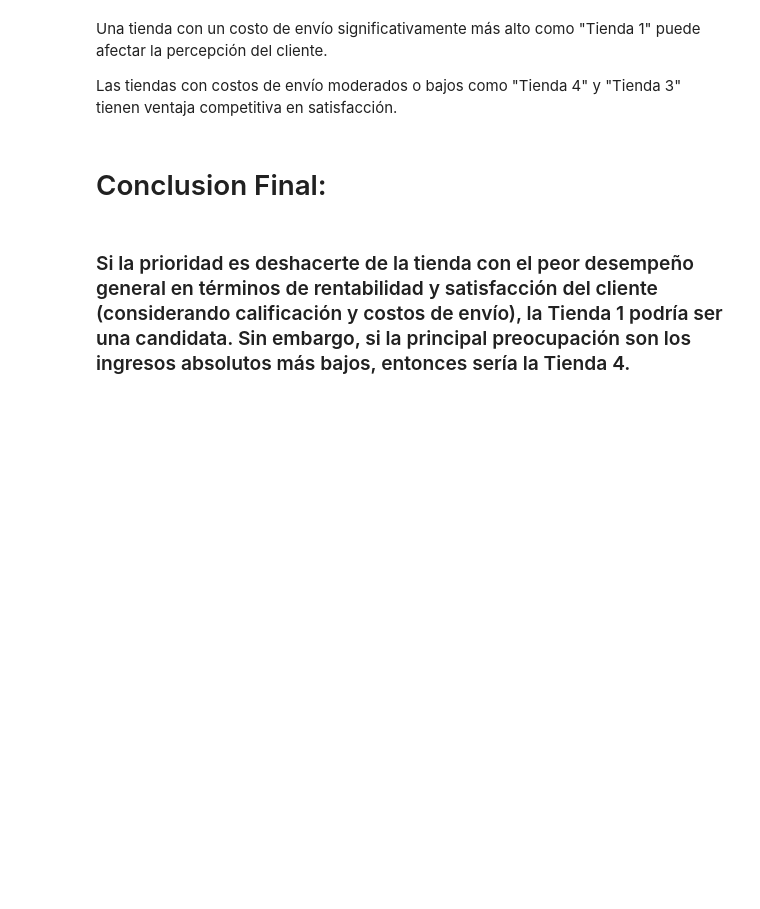
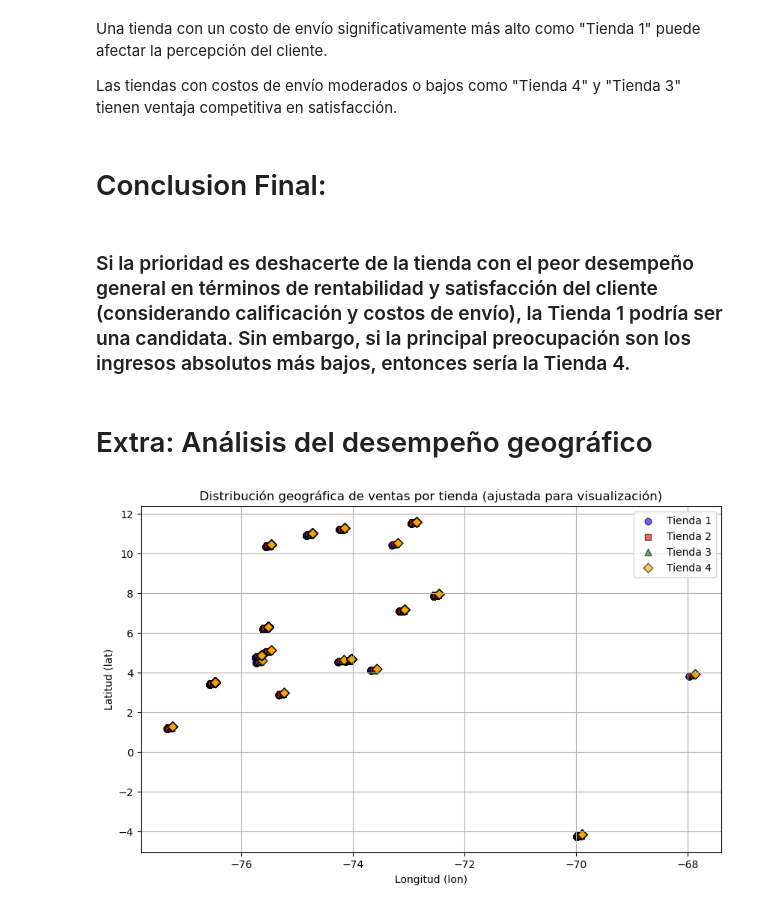
Before and after one commit to ernes2111/Proyecto-Alura-Store-Analisis-de-Tiendas, a Jupyter notebook: AluraStoreLatam.ipynb, the cells around one changed output. Saved outputs shown, nothing was run; the diff lists cells and outputs as text; code cells hidden in the pictures; blank space fills up the shorter version.

Commit message:
Añadido desafio extra
Añadido gráficos de mapa de dispersion, heatmap y mapa interactivo folium

```diff
--- a/AluraStoreLatam.ipynb
+++ b/AluraStoreLatam.ipynb
@@ -410,3 +410,27 @@ Las tiendas con costos de envío moderados o bajos como "Tienda 4" y "Tienda 3"
 # Conclusion Final:
 # %% [markdown]
 ### Si la prioridad es deshacerte de la tienda con el peor desempeño general en términos de rentabilidad y satisfacción del cliente (considerando calificación y costos de envío), la Tienda 1 podría ser una candidata. Sin embargo, si la principal preocupación son los ingresos absolutos más bajos, entonces sería la Tienda 4.
+# %% [markdown]
+# Extra: Análisis del desempeño geográfico
+# %%
+import matplotlib.pyplot as plt
+import numpy as np
+
+plt.figure(figsize=(10,6))
+
+colores = ['blue', 'red', 'green', 'orange']
+marcadores = ['o', 's', '^', 'D']
+
+for (nombre, df), color, marcador, offset in zip(tiendas.items(), colores, marcadores, np.linspace(-0.05, 0.05, 4)):
+    plt.scatter(df['lon'] + offset, df['lat'] + offset,
+                alpha=0.6, s=40, label=nombre,
+                color=color, marker=marcador, edgecolors='black')
+
+plt.title('Distribución geográfica de ventas por tienda (ajustada para visualización)')
+plt.xlabel('Longitud (lon)')
+plt.ylabel('Latitud (lat)')
+plt.legend()
+plt.grid(True)
+plt.show()
+# %% [output]
+[figure, added]
```
Also changed, not shown: parts of 1 cell of this notebook, 1 other file.
